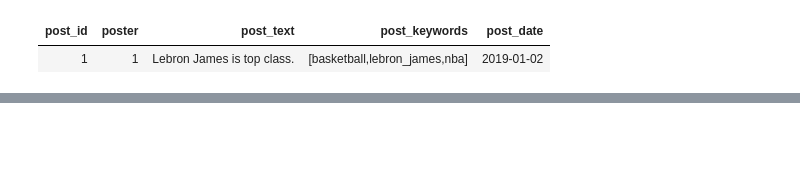
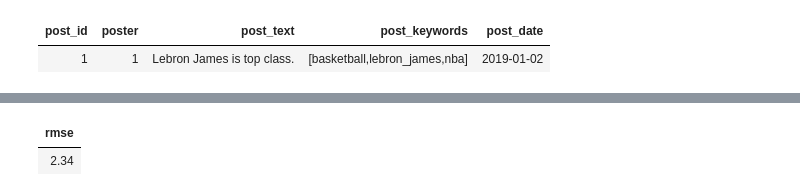
Before and after one commit to prasad-nimbalkar/Interview-Questions, a Jupyter notebook: sql-interview-questions.ipynb.ipynb, the cells around one changed output, grey strips where cells are left out. Cells and saved outputs as stored; diff of their text form; code cells hidden in the pictures; blank space fills up the shorter version.

```diff
--- a/sql-interview-questions.ipynb.ipynb
+++ b/sql-interview-questions.ipynb.ipynb
@@ -1657,0 +1770,35 @@ WHERE r.reaction = 'heart';
+# %%
+%sql
+WITH monthly_aggregates AS (
+    SELECT
+        DATE_TRUNC('month', request_date) AS month,
+        SUM(distance_to_travel) AS total_distance,
+        SUM(monetary_cost) AS total_cost
+    FROM uber_request_logs
+    GROUP BY DATE_TRUNC('month', request_date)
+),
+distance_per_dollar AS (
+    SELECT
+        month,
+        total_distance / total_cost AS actual_value
+    FROM monthly_aggregates
+),
+naive_forecast AS (
+    SELECT
+        month,
+        actual_value,
+        LAG(actual_value) OVER (ORDER BY month) AS forecast_value
+    FROM distance_per_dollar
+)
+SELECT
+    ROUND(
+        SQRT(
+            AVG(POWER(actual_value - forecast_value, 2))
+        ),
+        2
+    ) AS rmse
+FROM naive_forecast
+WHERE forecast_value IS NOT NULL;
+# %% [output]
+| rmse |
+| 2.34 |
```
Also changed, not shown: parts of 7 cells of this notebook.
